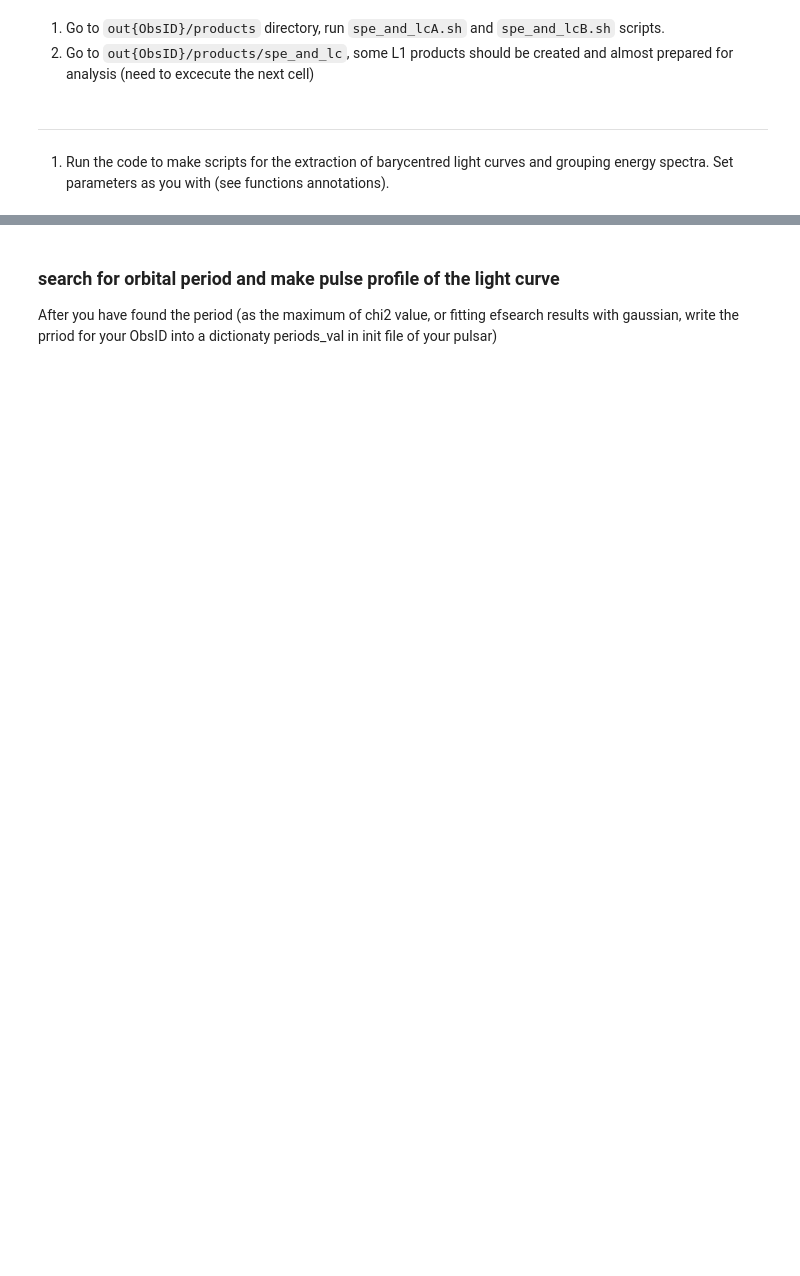
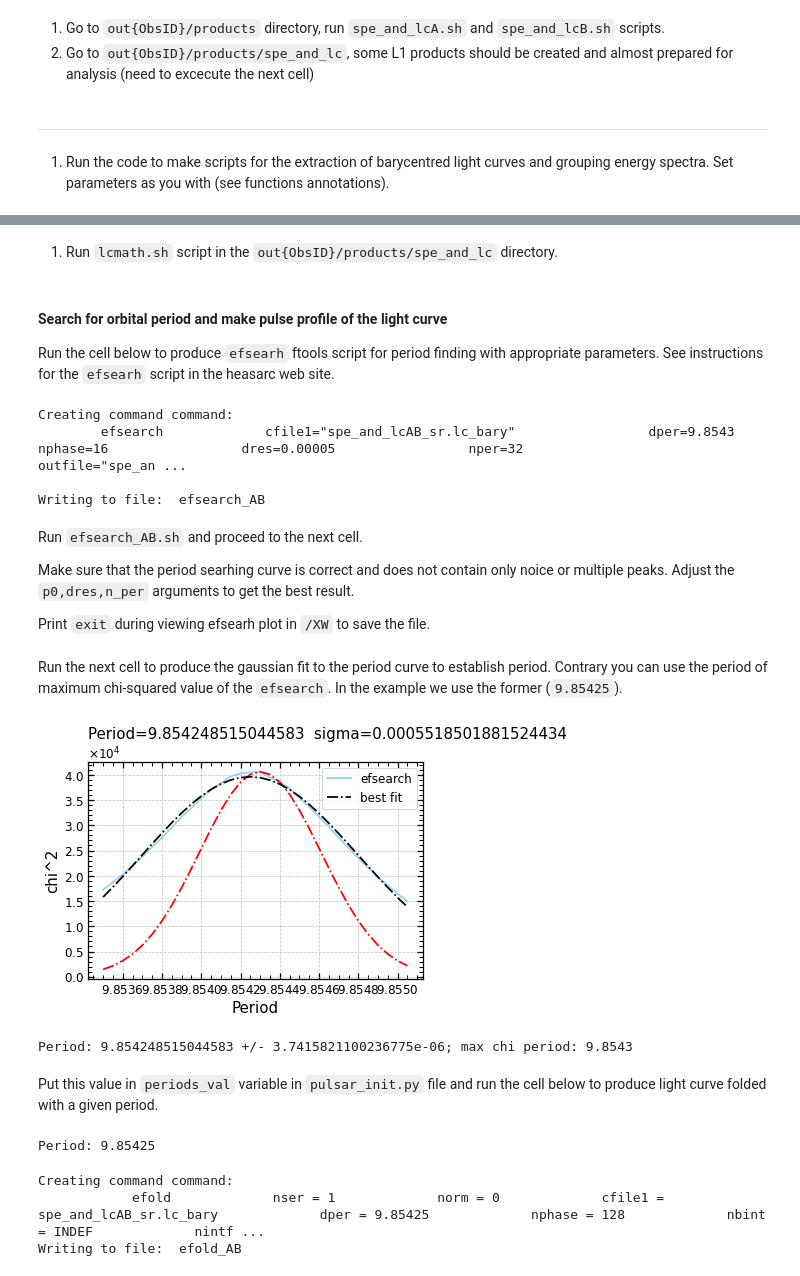
Before and after one commit to SergeiDBykov/nustar_sj0243, a Jupyter notebook: data_analysis/pipeline/00_ph_averaged.ipynb, the cells around one changed output, grey strips where cells are left out. Drawn from its saved outputs; the diff is of its cells as text; code cells hidden in the pictures; blank space fills up the shorter version.

```diff
--- a/data_analysis/pipeline/00_ph_averaged.ipynb
+++ b/data_analysis/pipeline/00_ph_averaged.ipynb
@@ -22,3 +27,2 @@ print(ObsList)
 # %%
-ObsID =  '90201041002'#ObsList[0]
-nu_obs = NustarObservation(ObsID, nu_path=Nu_path)
+ObsID =  ObsList[0]
@@ -102,8 +119,28 @@ nu_obs.lcmath(infiles=[x+'_bary' for x in lclist],
+# %% [markdown]
+1. Run `lcmath.sh` script in the `out{ObsID}/products/spe_and_lc` directory.
+# %% [markdown]
+#### Search for orbital period and make pulse profile of the light curve
+ Run the cell below to produce `efsearh` ftools script for period finding  with appropriate parameters. See instructions for the `efsearh` script in the heasarc web site.
+# %%
+nu_obs.make_efsearch(prodpath_ave+'AB_sr.lc_bary', prodpath=prodpath_ave, p0='9.8543', dres = '0.00005', nper='32', nphase=16, cmd_name='efsearch_AB', rewrite=True)
+# %% [output]
+Creating command command:
+        efsearch             cfile1="spe_and_lcAB_sr.lc_bary"                 dper=9.8543                 nphase=16                 dres=0.00005                 nper=32                 outfile="spe_an ...
+
+Writing to file:  efsearch_AB
+# %% [markdown]
+Run `efsearch_AB.sh` and proceed to the next cell.
+
+
+Make sure that the period searhing curve is correct and does not contain only noice or multiple peaks. Adjust the  `p0,dres,n_per` arguments to get the best result.
+
+Print `exit` during viewing efsearh  plot in `/XW` to save the file.
+# %% [markdown]
+Run the next cell to produce the gaussian fit to the period curve to establish period.  Contrary you can  use  the period of maximum chi-squared value of the `efsearch`. In the example we use the former (`9.85425`).
 # %%
-
-#first you launch lcmath and then apply orbital correction
-nu_obs.orb_correction_lc(
-    filename=prodpath_ave+'AB_sr.lc_bary', prodpath=prodpath_ave)
+%matplotlib inline
+p, perr, p_maxchi = nu_obs.fit_efsearch(filename=prodpath_ave+'AB_sr.lc_bary',
+prodpath=prodpath_ave)
+plt.show()
+# %% [output]
+[figure, added]
-# %% [markdown]
-### search for orbital period and make pulse profile of the light curve
- After you have found the period (as the maximum of chi2 value, or fitting efsearch results with gaussian, write the prriod for your ObsID into a dictionaty periods_val in init file of your pulsar)
@@ -115,3 +147,19 @@ nu_obs.make_efsearch(prodpath_ave+'AB_sr.lc_bary_orb_corr',
+# %%
+print(f"Period: {p} +/- {perr}; max chi period: {p_maxchi}")
+# %% [output]
+Period: 9.854248515044583 +/- 3.7415821100236775e-06; max chi period: 9.8543
+# %% [markdown]
+Put this value in `periods_val` variable in `pulsar_init.py` file and run the cell below to produce light curve folded with a given period.
+# %%
+from nustar_scripts.pulsar_init import periods_val
+period = periods_val[ObsID]
+print(f"Period: {period}")
+# %% [output]
+Period: 9.85425
 # %%
 period = periods_val[ObsID]
-nu_obs.make_efold(filename = prodpath_ave+'AB_sr.lc_bary_orb_corr', prodpath = prodpath_ave, period = str(period), cmd_name='efold_AB', nphase='128')
+nu_obs.make_efold(filename = prodpath_ave+'AB_sr.lc_bary', prodpath = prodpath_ave, period = str(period), cmd_name='efold_AB', nphase='128')
+# %% [output]
+Creating command command:
+            efold             nser = 1             norm = 0             cfile1 = spe_and_lcAB_sr.lc_bary             dper = 9.85425             nphase = 128             nbint = INDEF             nintf ...
+Writing to file:  efold_AB
```
Also changed, not shown: parts of 20 cells of this notebook, 4 other files.
